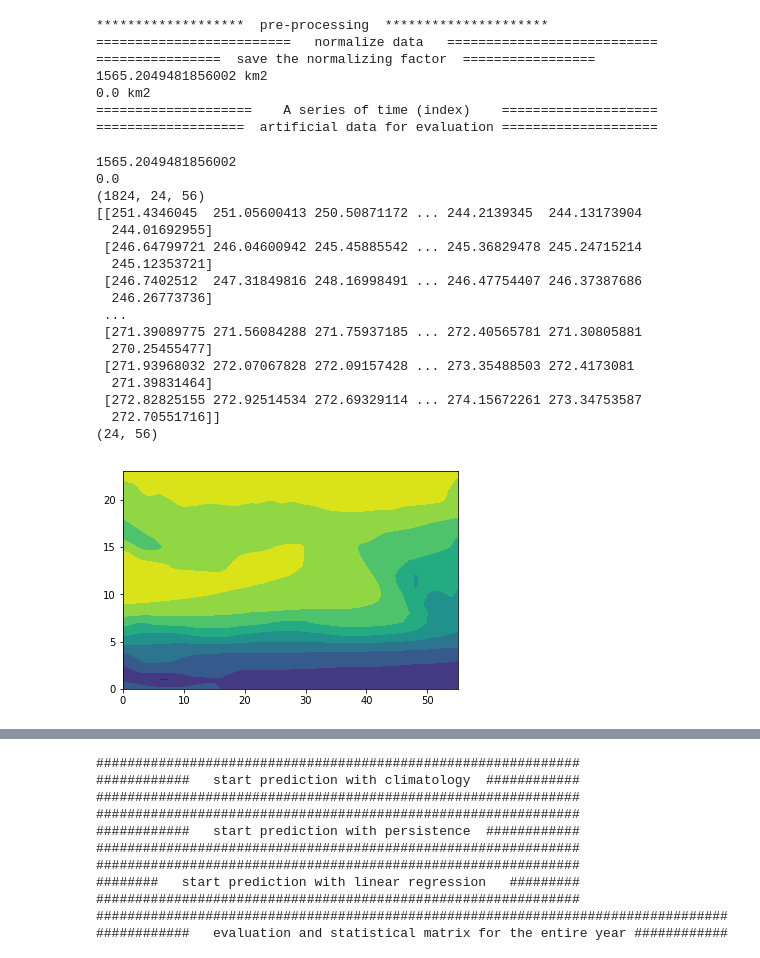
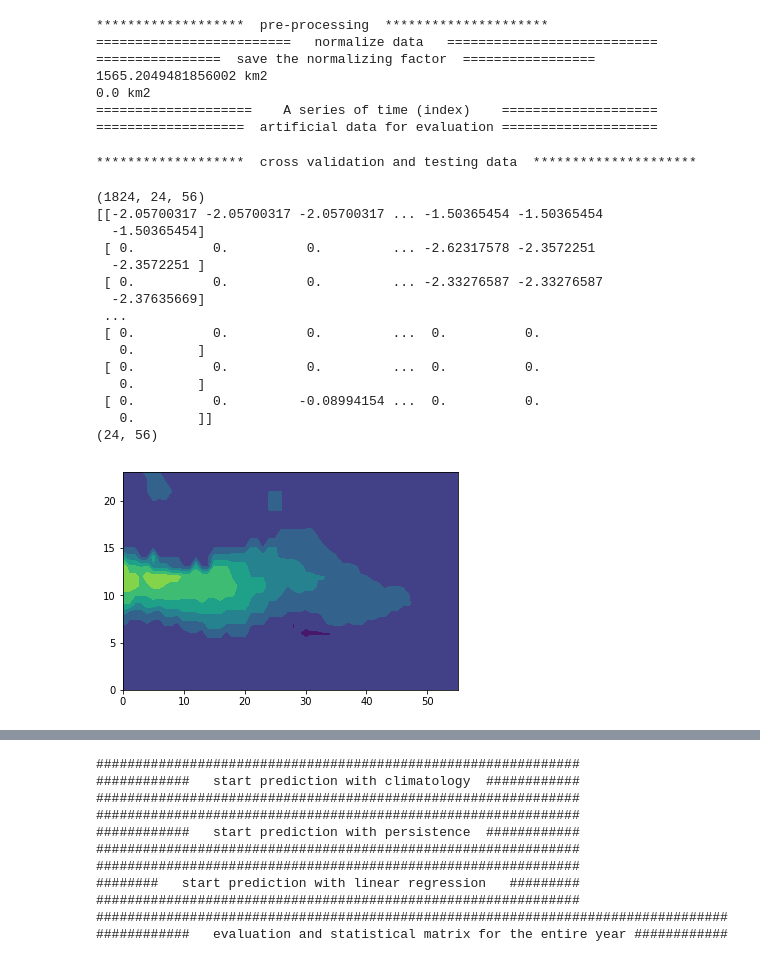
Before and after one commit to geek-yang/DeepArctic, a Jupyter notebook: BayesMap/HyperParam/validSIC/map_BayesConvLSTM_sic_ohc_Barents_hyperParam_tuning_verifySIC_postprocess.ipynb, the cells around one changed output, grey strips where cells are left out. Saved outputs shown, nothing was run; the diff lists cells and outputs as text; code cells hidden in the pictures.

```diff
--- a/BayesMap/HyperParam/validSIC/map_BayesConvLSTM_sic_ohc_Barents_hyperParam_tuning_verifySIC_postprocess.ipynb
+++ b/BayesMap/HyperParam/validSIC/map_BayesConvLSTM_sic_ohc_Barents_hyperParam_tuning_verifySIC_postprocess.ipynb
@@ -410,27 +397,33 @@ if __name__=="__main__":
 0.0 km2
 ====================    A series of time (index)    ====================
 ===================  artificial data for evaluation ====================
+# %%
+    print ('*******************  cross validation and testing data  *********************')
+    # take 10% data as cross-validation data
+    cross_valid_year = 4
+    # take 10% years as testing data
+    test_year = 4
+# %% [output]
+*******************  cross validation and testing data  *********************
 # %%
-    print(t2m_exp.shape)
-    ax = plt.contourf(t2m_exp[443,:,:])
-    print(t2m_exp[443,:,:])
+    print(ohc_exp.shape)
+    ax = plt.contourf(ohc_exp[443,:,:])
+    print(ohc_exp[443,:,:])
     print(month_exp[0,:,:].shape)
 # %% [output]
-1565.2049481856002
-0.0
 (1824, 24, 56)
-[[251.4346045  251.05600413 250.50871172 ... 244.2139345  244.13173904
-  244.01692955]
- [246.64799721 246.04600942 245.45885542 ... 245.36829478 245.24715214
-  245.12353721]
- [246.7402512  247.31849816 248.16998491 ... 246.47754407 246.37387686
-  246.26773736]
+[[-2.05700317 -2.05700317 -2.05700317 ... -1.50365454 -1.50365454
+  -1.50365454]
+ [ 0.          0.          0.         ... -2.62317578 -2.3572251
+  -2.3572251 ]
+ [ 0.          0.          0.         ... -2.33276587 -2.33276587
+  -2.37635669]
  ...
- [271.39089775 271.56084288 271.75937185 ... 272.40565781 271.30805881
-  270.25455477]
- [271.93968032 272.07067828 272.09157428 ... 273.35488503 272.4173081
-  271.39831464]
- [272.82825155 272.92514534 272.69329114 ... 274.15672261 273.34753587
-  272.70551716]]
+ [ 0.          0.          0.         ...  0.          0.
+   0.        ]
+ [ 0.          0.          0.         ...  0.          0.
+   0.        ]
+ [ 0.          0.         -0.08994154 ...  0.          0.
+   0.        ]]
 (24, 56)
-[figure, old version]
+[figure, new version]
```
Also changed, not shown: parts of 26 cells of this notebook, 2 other files.
